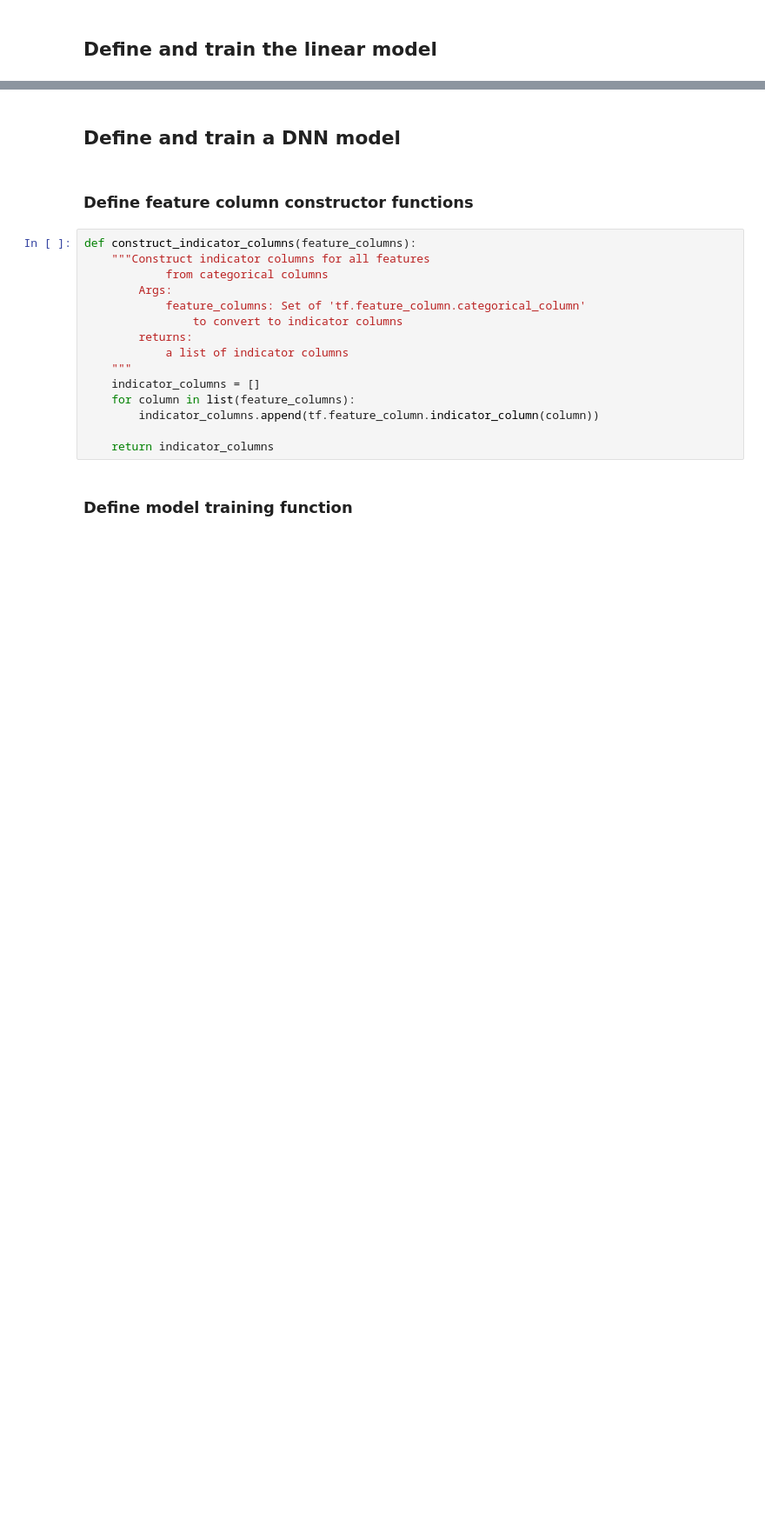
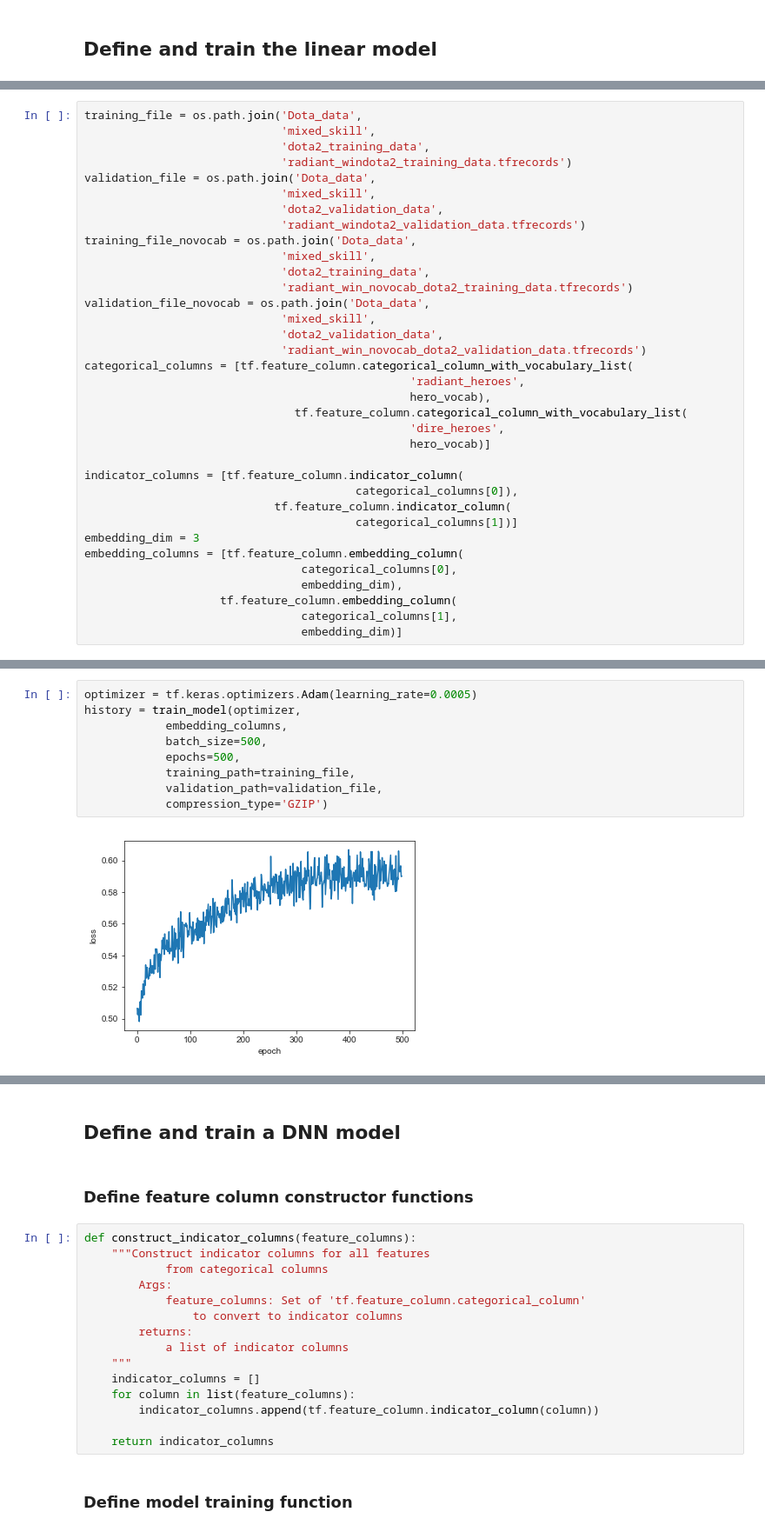
Before and after one commit to JoshEZiegler/MLProjects, a Jupyter notebook: VideoGameDrafting/Dota2Project/Dota2MachineLearning_SingleTarget_keras_TF2.0.ipynb, the cells around one changed output, grey strips where cells are left out. Shown at 87% size. Saved outputs shown, nothing was run; the diff lists cells and outputs as text; blank space fills up the shorter version.

Commit message:
got keras single output model to work. Now working on stacked model with difficulties

```diff
--- a/VideoGameDrafting/Dota2Project/Dota2MachineLearning_SingleTarget_keras_TF2.0.ipynb
+++ b/VideoGameDrafting/Dota2Project/Dota2MachineLearning_SingleTarget_keras_TF2.0.ipynb
@@ -242,0 +387,35 @@ categorical_feature_columns = construct_hero_categorical_columns(['radiant_heroe
+# %%
+training_file = os.path.join('Dota_data',
+                             'mixed_skill',
+                             'dota2_training_data',
+                             'radiant_windota2_training_data.tfrecords')
+validation_file = os.path.join('Dota_data',
+                             'mixed_skill',
+                             'dota2_validation_data',
+                             'radiant_windota2_validation_data.tfrecords')
+training_file_novocab = os.path.join('Dota_data',
+                             'mixed_skill',
+                             'dota2_training_data',
+                             'radiant_win_novocab_dota2_training_data.tfrecords')
+validation_file_novocab = os.path.join('Dota_data',
+                             'mixed_skill',
+                             'dota2_validation_data',
+                             'radiant_win_novocab_dota2_validation_data.tfrecords')
+categorical_columns = [tf.feature_column.categorical_column_with_vocabulary_list(
+                                                'radiant_heroes',
+                                                hero_vocab),
+                               tf.feature_column.categorical_column_with_vocabulary_list(
+                                                'dire_heroes',
+                                                hero_vocab)]
+
+indicator_columns = [tf.feature_column.indicator_column(
+                                        categorical_columns[0]),
+                            tf.feature_column.indicator_column(
+                                        categorical_columns[1])]
+embedding_dim = 3
+embedding_columns = [tf.feature_column.embedding_column(
+                                categorical_columns[0],
+                                embedding_dim),
+                    tf.feature_column.embedding_column(
+                                categorical_columns[1],
+                                embedding_dim)]
@@ -259,0 +463,11 @@ Function call stack:
+# %%
+optimizer = tf.keras.optimizers.Adam(learning_rate=0.0005)
+history = train_model(optimizer,
+            embedding_columns,
+            batch_size=500,
+            epochs=500,
+            training_path=training_file,
+            validation_path=validation_file,
+            compression_type='GZIP')
+# %% [output]
+[figure, added]
```
Also changed, not shown: parts of 30 cells of this notebook, 36 other files.
